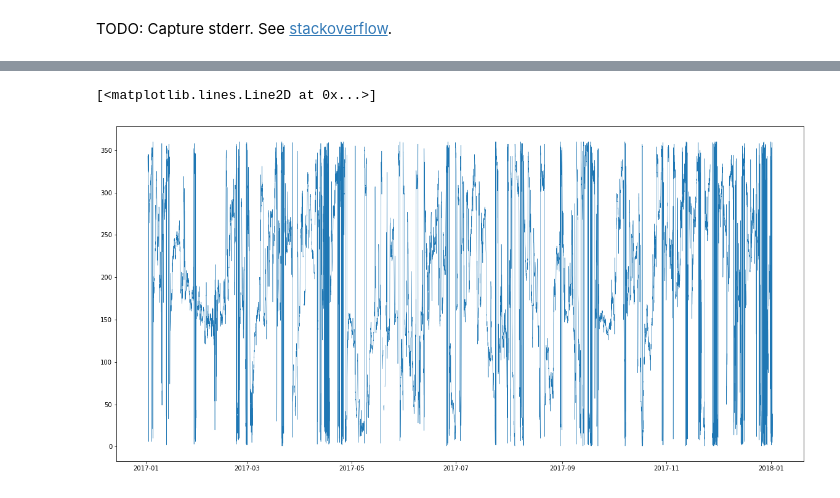
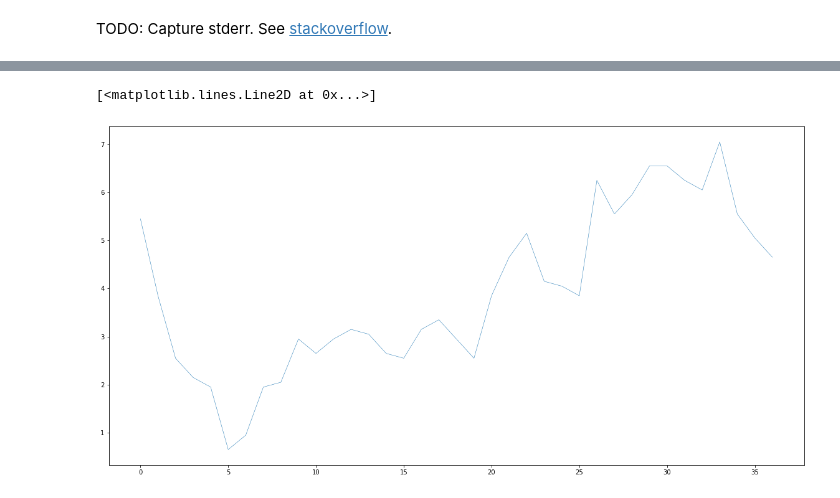
Before and after one commit to JackKelly/ng_nwp, a Jupyter notebook: extract_grib.ipynb, the cells around one changed output, grey strips where cells are left out. Saved outputs shown, nothing was run; the diff lists cells and outputs as text; code cells hidden in the pictures.

```diff
--- a/extract_grib.ipynb
+++ b/extract_grib.ipynb
@@ -68,7 +68,8 @@ class UKVDomain(ccrs.OSGB):
 ## Load MPAN locations
 # %%
 mpan_locations = pd.read_csv(
-    '/Users/JackKelly/data/electralink/processed/lat_lons.csv',
+    #'/Users/JackKelly/data/electralink/processed/lat_lons.csv',
+    '/home/jack/data/national_grid/lat_lons.csv',
     index_col='mpan')
 # %%
 len(mpan_locations)
@@ -249,7 +251,8 @@ grib_index = np.int32(grib_index)
 # %%
 def get_empty_data_array():
     coords = (
-        ('datetime', pd.date_range(START_DATE, END_DATE, freq='H')),
+        ('init_time', pd.date_range(START_DATE, END_DATE, freq='3H')),
+        ('forecast_hour', range(37)),
         ('grib_index', grib_index),
         ('variable_name', ['wind_speed', 'wind_direction']))
 
@@ -259,4 +262,3 @@ def get_empty_data_array():
     return xr.DataArray(data, coords=coords)
 
 data_array = get_empty_data_array()
-data_array
@@ -296,6 +280,6 @@ FILENAME = '/Users/JackKelly/data/weather_forecasts/UKV/2017/01/06/201701060600_
 # FILENAME = '/Users/JackKelly/data/weather_forecasts/UKV/2015/06/01/prodm_op_ukv_20150601_03_000.pp'
 # %%
-filenames = glob.glob('/Users/JackKelly/data/weather_forecasts/UKV/2017/*/*/*Wholesale1.grib')
+filenames = glob.glob('/storage/data/uk_met_office/UKV/*/*/*/*Wholesale1.grib')
 filenames.sort()
 # %%
 len(filenames)
@@ -336,8 +320,8 @@ for i, filename in enumerate(filenames):
     print('\r', i, 'of', n, ':', filename, end='', flush=True)
     ds = load_grib_dataset(filename)
 
-    wind_speed = ds['si10'][24:30, grib_index]
-    data_array.loc[wind_speed.valid_time.values, :, 'wind_speed'] = wind_speed.values
+    wind_speed = ds['si10'][:, grib_index]
+    wind_direction = ds['wdir10'][:, grib_index]
 
-    wind_direction = ds['wdir10'][24:30, grib_index]
-    data_array.loc[wind_direction.valid_time.values, :, 'wind_direction'] = wind_direction.values
+    data_array.loc[wind_speed.time.values, :, :, 'wind_speed'] = wind_speed.values
+    data_array.loc[wind_direction.time.values, :, :, 'wind_direction'] = wind_direction.values
@@ -364,13 +328,13 @@ ecCodes provides no latitudes/longitudes for gridType='transverse_mercator'
 # %%
-selection = data_array[:, 0, 1]
+selection = data_array.loc['2016-03-22 18:00'][:, 0, 0]
 fig, ax = plt.subplots(figsize=(20, 10))
 ax.plot(
-    selection.datetime,
+    selection.forecast_hour,
     selection.values,
     linewidth=.5
 )
 # %% [output]
 [<matplotlib.lines.Line2D at 0x...>]
-[figure, old version]
+[figure, new version]
 # %%
 data_array = data_array.dropna(dim='datetime')
```
Also changed, not shown: parts of 41 cells of this notebook, 1 other file.
